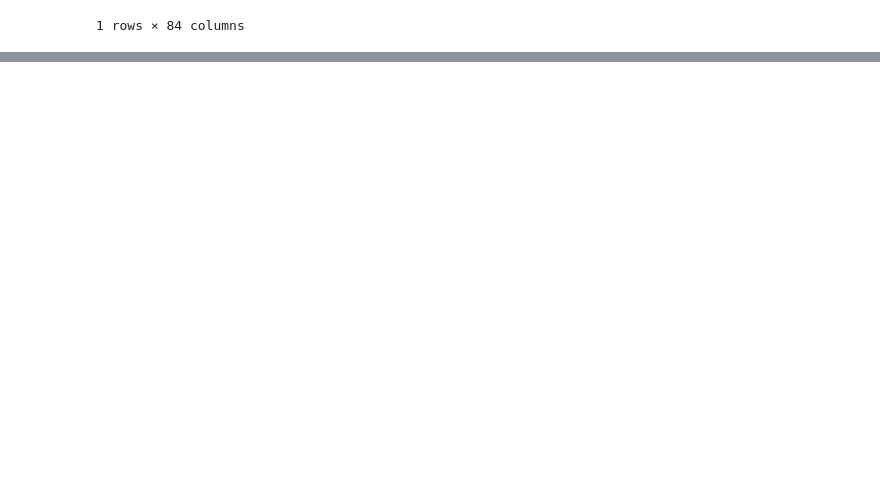
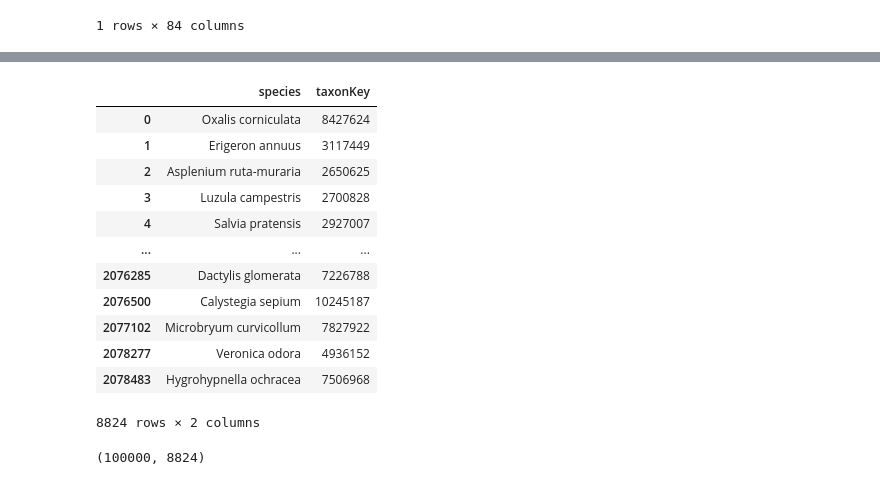
Before and after one commit to TmtStss/biodiversipy, a Jupyter notebook: notebooks/test_model_MVK.ipynb, the cells around one changed output, grey strips where cells are left out. Cells and saved outputs as stored; diff of their text form; code cells hidden in the pictures; blank space fills up the shorter version.

```diff
--- a/notebooks/test_model_MVK.ipynb
+++ b/notebooks/test_model_MVK.ipynb
@@ -763,0 +834,4 @@ coords_feat[(coords_feat['latitude'] == 51.532429) & (coords_feat['longitude'] =
+# %%
+out_path = path.join('../raw_data', 'gbif', 'occurrences', 'metadata.csv')
+meta = pd.read_csv(out_path)
+meta[['species', 'taxonKey']]
@@ -763,0 +852,20 @@ coords_feat[(coords_feat['latitude'] == 51.532429) & (coords_feat['longitude'] =
+# %%
+meta[['species', 'taxonKey']].drop_duplicates()
+# %% [output]
+|  | species | taxonKey |
+| 0 | Oxalis corniculata | 8427624 |
+| 1 | Erigeron annuus | 3117449 |
+| 2 | Asplenium ruta-muraria | 2650625 |
+| 3 | Luzula campestris | 2700828 |
+| 4 | Salvia pratensis | 2927007 |
+| ... | ... | ... |
+| 2076285 | Dactylis glomerata | 7226788 |
+| 2076500 | Calystegia sepium | 10245187 |
+| 2077102 | Microbryum curvicollum | 7827922 |
+| 2078277 | Veronica odora | 4936152 |
+| 2078483 | Hygrohypnella ochracea | 7506968 |
+8824 rows × 2 columns
+# %%
+target.shape
+# %% [output]
+(100000, 8824)
```
Also changed, not shown: parts of 30 cells of this notebook, 2 other files.
